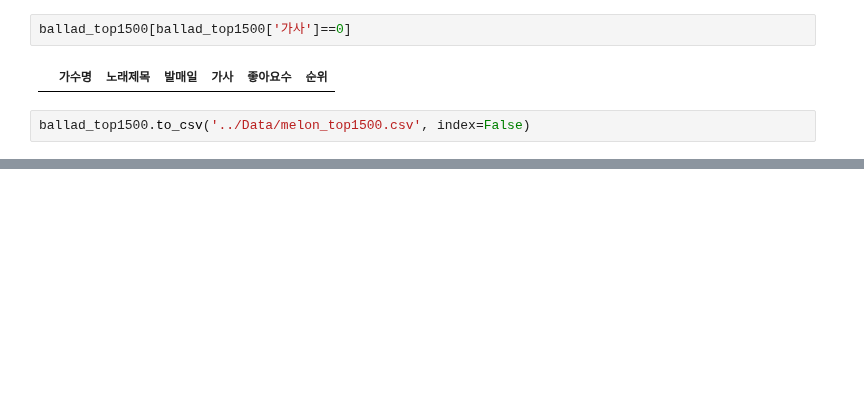
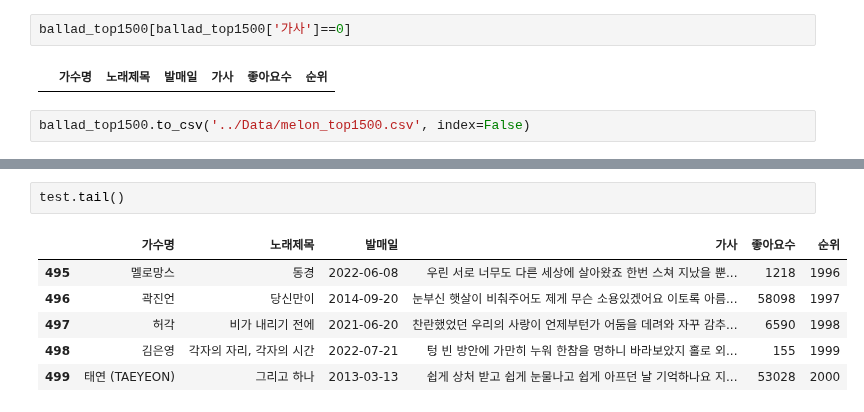
Before and after one commit to python-project-3Joe/python, a Jupyter notebook: Note/jyy.ipynb, the cells around one changed output, grey strips where cells are left out. Drawn from its saved outputs; the diff is of its cells as text; blank space fills up the shorter version.

```diff
--- a/Note/jyy.ipynb
+++ b/Note/jyy.ipynb
@@ -367,0 +510,9 @@ pd.read_csv("../Data/melon_top1500.csv").head()
+# %%
+test.tail()
+# %% [output]
+|  | 가수명 | 노래제목 | 발매일 | 가사 | 좋아요수 | 순위 |
+| 495 | 멜로망스 | 동경 | 2022-06-08 | 우린 서로 너무도 다른 세상에 살아왔죠 한번 스쳐 지났을 뿐... | 1218 | 1996 |
+| 496 | 곽진언 | 당신만이 | 2014-09-20 | 눈부신 햇살이 비춰주어도 제게 무슨 소용있겠어요 이토록 아름... | 58098 | 1997 |
+| 497 | 허각 | 비가 내리기 전에 | 2021-06-20 | 찬란했었던 우리의 사랑이 언제부턴가 어둠을 데려와 자꾸 감추... | 6590 | 1998 |
+| 498 | 김은영 | 각자의 자리, 각자의 시간 | 2022-07-21 | 텅 빈 방안에 가만히 누워 한참을 멍하니 바라보았지 홀로 외... | 155 | 1999 |
+| 499 | 태연 (TAEYEON) | 그리고 하나 | 2013-03-13 | 쉽게 상처 받고 쉽게 눈물나고 쉽게 아프던 날 기억하나요 지... | 53028 | 2000 |
```
Also changed, not shown: parts of 19 cells of this notebook, 1 other file.
